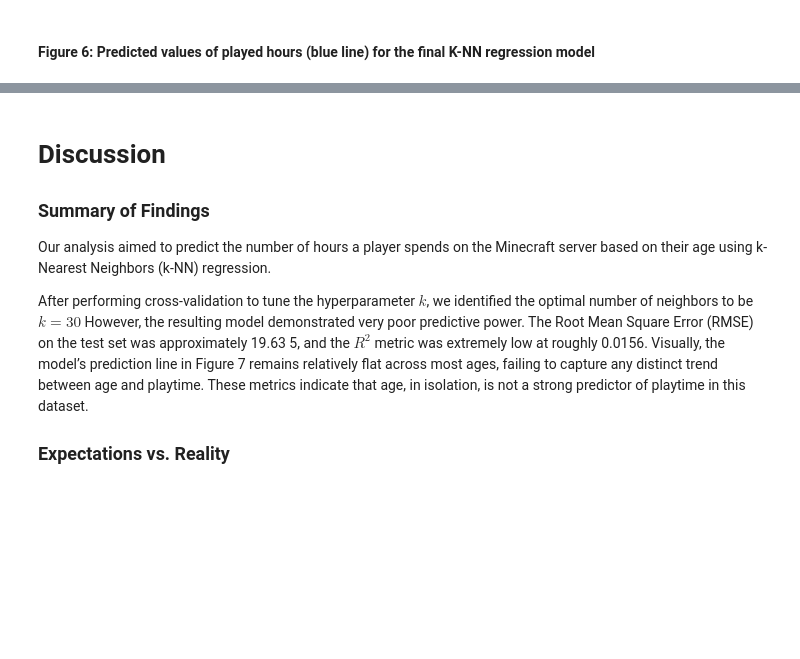
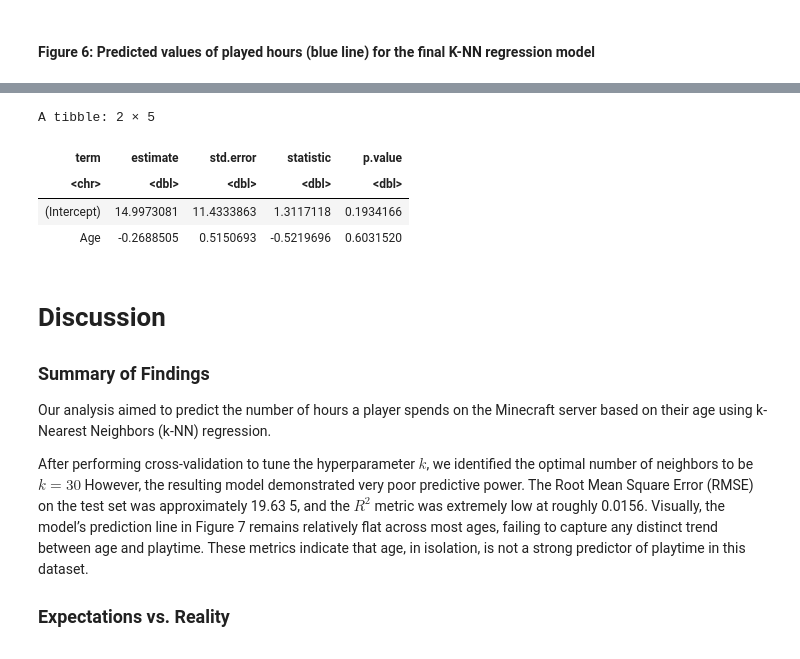
Before and after one commit to Warren-2003/dsci-100-2025w1-group-27, a Jupyter notebook: Project Final Report.ipynb, the cells around one changed output, grey strips where cells are left out. Drawn from its saved outputs; the diff is of its cells as text; code cells hidden in the pictures; blank space fills up the shorter version.

```diff
--- a/Project Final Report.ipynb
+++ b/Project Final Report.ipynb
@@ -208,3 +295,15 @@ players_plot
+# %%
+coeffs <- lm_fit |>
+             extract_fit_parsnip() |>
+             tidy()
+
+coeffs
+# %% [output]
+A tibble: 2 × 5
+| term | estimate | std.error | statistic | p.value |
+| <chr> | <dbl> | <dbl> | <dbl> | <dbl> |
+| (Intercept) | 14.9973081 | 11.4333863 | 1.3117118 | 0.1934166 |
+| Age | -0.2688505 | 0.5150693 | -0.5219696 | 0.6031520 |
 # %% [markdown]
 # Discussion
 
```
Also changed, not shown: parts of 5 cells of this notebook.
